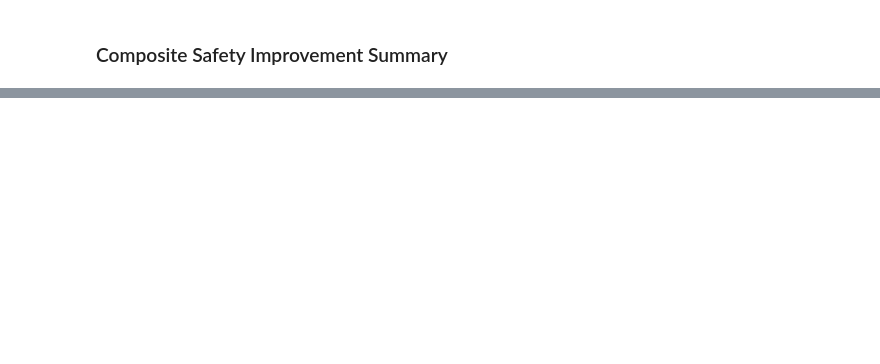
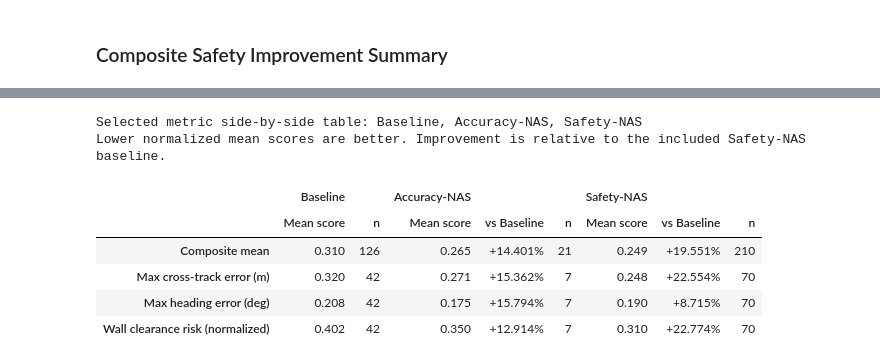
Before and after one commit to Tinganz/NAS-Sensitivity, a Jupyter notebook: visualizations/vis.ipynb, the cells around one changed output, grey strips where cells are left out. Cells and saved outputs as stored; diff of their text form; code cells hidden in the pictures; blank space fills up the shorter version.

```diff
--- a/visualizations/vis.ipynb
+++ b/visualizations/vis.ipynb
@@ -762,7 +819,7 @@ for group in [BASELINE_LABEL, ACCURACY_NAS_LABEL, SAFETY_NAS_LABEL]:
     component_formatters[(group, "Mean score")] = "{:.3f}"
     component_formatters[(group, "n")] = "{:.0f}"
 for group in [ACCURACY_NAS_LABEL, SAFETY_NAS_LABEL]:
-    component_formatters[(group, "vs Baseline")] = "{:+.1f}%"
+    component_formatters[(group, "vs Baseline")] = "{:+.3f}%"
 
 model_group_column_colors = {
     BASELINE_LABEL: "#e5e7eb",
@@ -785,33 +842,42 @@ def style_three_way_component_table(styler):
         {"selector": "tbody tr:first-child td", "props": [("border-top", "2px solid #111827"), ("font-weight", "600")]},
     ]
     for group in [BASELINE_LABEL, ACCURACY_NAS_LABEL, SAFETY_NAS_LABEL]:
         col_indexes = [idx for idx, col in enumerate(side_by_side_component_table.columns) if col[0] == group]
         for col_idx in col_indexes:
             table_styles.append(
                 {
                     "selector": f"th.col_heading.level1.col{col_idx}, td.col{col_idx}",
                     "props": [("background-color", model_group_column_colors[group])],
                 }
             )
             table_styles.append(
                 {
                     "selector": f"th.col_heading.level0.col{col_idx}",
                     "props": [
                         ("background-color", model_group_header_colors[group]),
                         ("color", "white"),
                         ("border-bottom", "1px solid white"),
                     ],
                 }
             )
     return styler.set_table_styles(table_styles)
 
 print("Selected metric side-by-side table: Baseline, Accuracy-NAS, Safety-NAS")
 print("Lower normalized mean scores are better. Improvement is relative to the included Safety-NAS baseline.")
 display(
     style_three_way_component_table(
         side_by_side_component_table.style.format(component_formatters, na_rep="")
     )
 )
+# %% [output]
+Selected metric side-by-side table: Baseline, Accuracy-NAS, Safety-NAS
+Lower normalized mean scores are better. Improvement is relative to the included Safety-NAS baseline.
+|  | Baseline |  | Accuracy-NAS |  |  | Safety-NAS |  |  |
+|  | Mean score | n | Mean score | vs Baseline | n | Mean score | vs Baseline | n |
+| Composite mean | 0.310 | 126 | 0.265 | +14.401% | 21 | 0.249 | +19.551% | 210 |
+| Max cross-track error (m) | 0.320 | 42 | 0.271 | +15.362% | 7 | 0.248 | +22.554% | 70 |
+| Max heading error (deg) | 0.208 | 42 | 0.175 | +15.794% | 7 | 0.190 | +8.715% | 70 |
+| Wall clearance risk (normalized) | 0.402 | 42 | 0.350 | +12.914% | 7 | 0.310 | +22.774% | 70 |
 # %%
 # Safety-NAS-style grouped composite boxplot: baseline architectures left, Accuracy-NAS center,
 # Safety-NAS training-track runs right.
```
Also changed, not shown: parts of 6 cells of this notebook, 1 other file.
